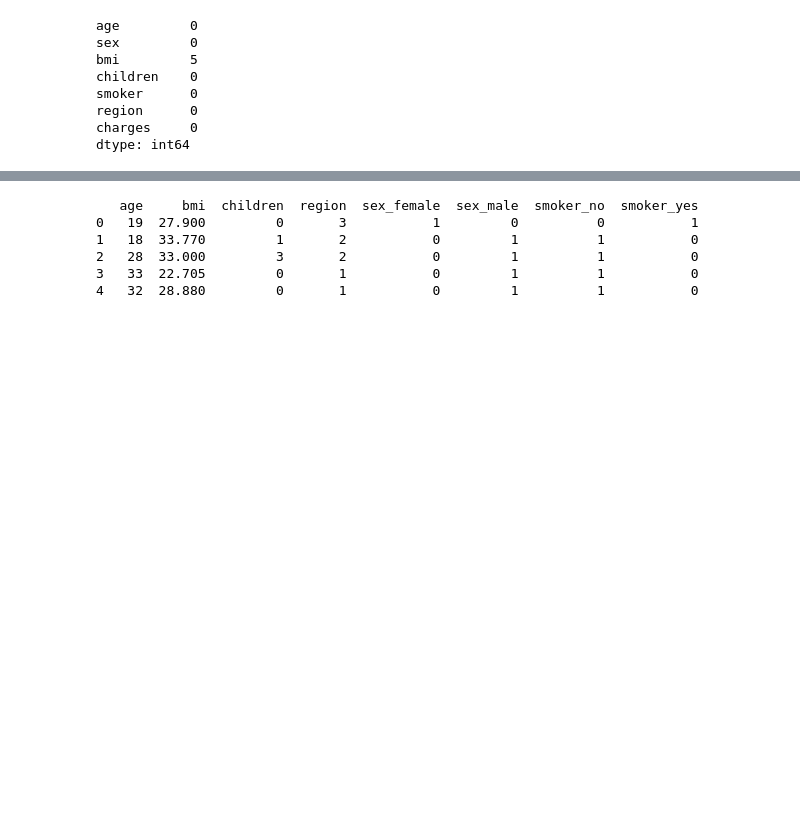
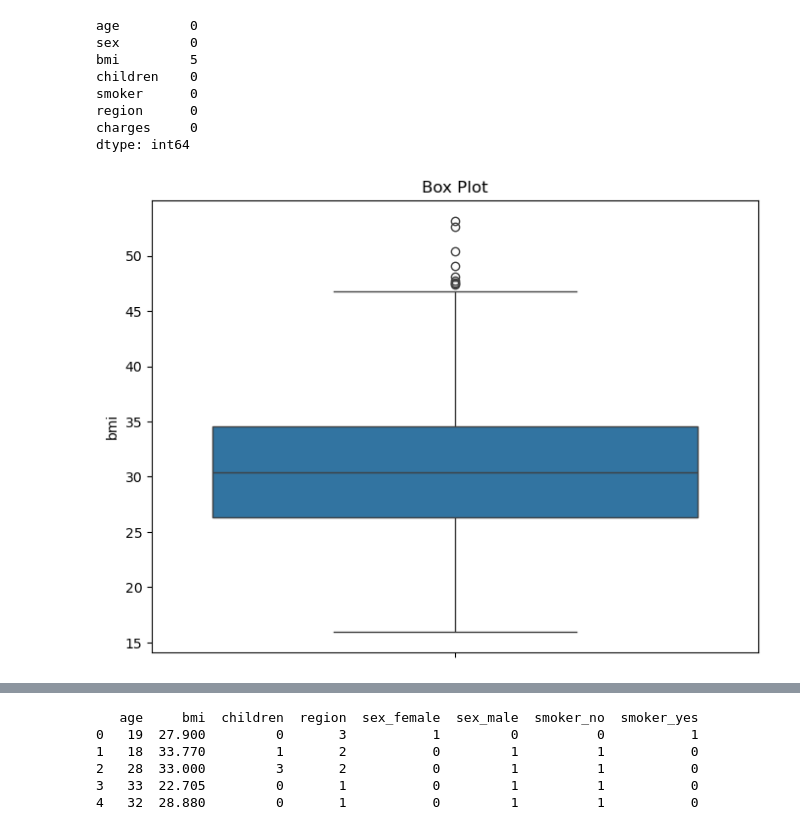
Before and after one commit to bhjin97/hipython_rep, a Jupyter notebook: 38. 보혐료예측모델.ipynb, the cells around one changed output, grey strips where cells are left out. Saved outputs shown, nothing was run; the diff lists cells and outputs as text; code cells hidden in the pictures; blank space fills up the shorter version.

```diff
--- a/38. 보혐료예측모델.ipynb
+++ b/38. 보혐료예측모델.ipynb
@@ -54,3 +54,10 @@ dtype: int64
 # %%
 bmi_mean = df['bmi'].mean()
 df['bmi'] = df['bmi'].fillna(bmi_mean)
+# %%
+plt.figure(figsize=(8, 6))
+sns.boxplot(y=df['bmi'])
+plt.title('Box Plot')
+plt.show()
+# %% [output]
+[figure, added]
```
Also changed, not shown: parts of 8 cells of this notebook.
